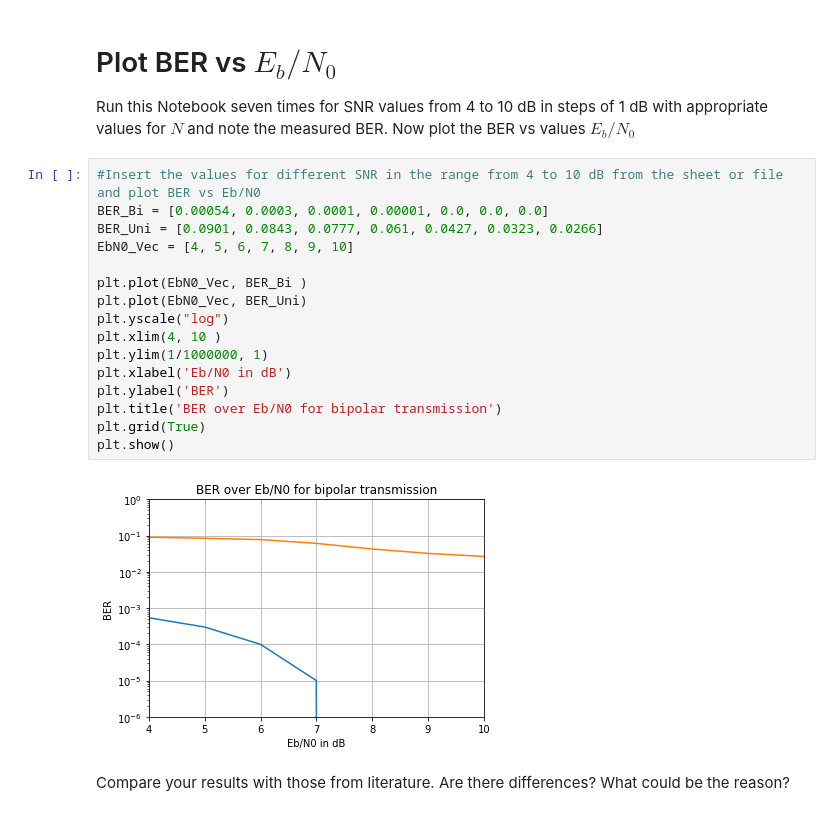
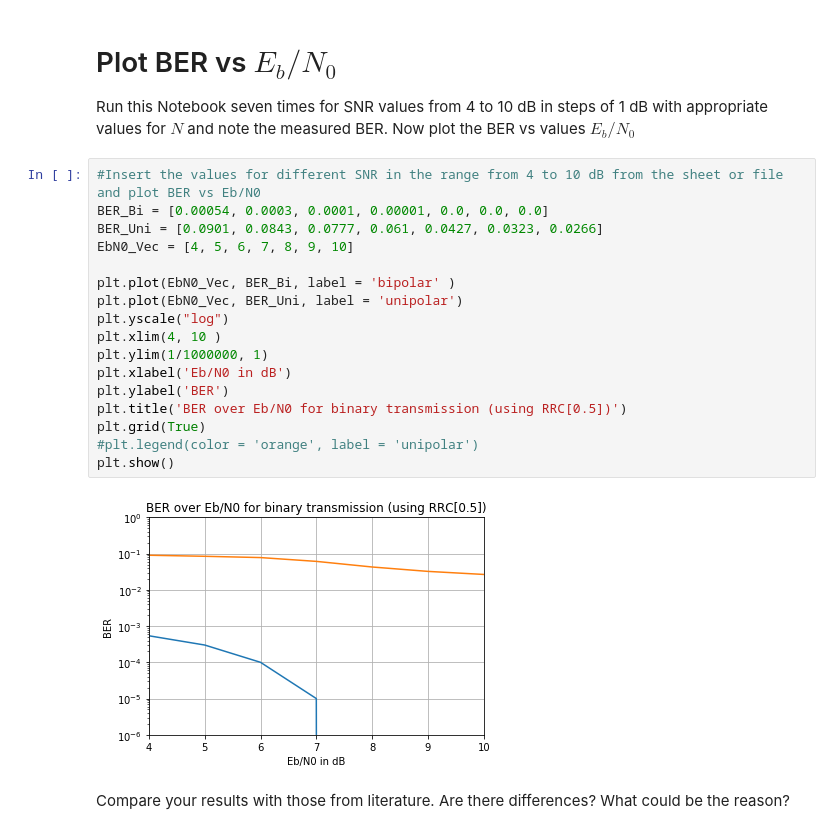
Before and after one commit to alexm-imag/dclab2, a Jupyter notebook: DC_Lab2.ipynb, the cells around one changed output. Cells and saved outputs as stored; diff of their text form.

Commit message:
improved BER plot

```diff
--- a/DC_Lab2.ipynb
+++ b/DC_Lab2.ipynb
@@ -293,21 +293,22 @@ Now plot the  BER vs values $E_b/N_0$
 # %%
 #Insert the values for different SNR in the range from 4 to 10 dB from the sheet or file and plot BER vs Eb/N0
 BER_Bi = [0.00054, 0.0003, 0.0001, 0.00001, 0.0, 0.0, 0.0]
 BER_Uni = [0.0901, 0.0843, 0.0777, 0.061, 0.0427, 0.0323, 0.0266]
 EbN0_Vec = [4, 5, 6, 7, 8, 9, 10]
 
-plt.plot(EbN0_Vec, BER_Bi )
-plt.plot(EbN0_Vec, BER_Uni)
+plt.plot(EbN0_Vec, BER_Bi, label = 'bipolar' )
+plt.plot(EbN0_Vec, BER_Uni, label = 'unipolar')
 plt.yscale("log")
 plt.xlim(4, 10 )
 plt.ylim(1/1000000, 1)
 plt.xlabel('Eb/N0 in dB')
 plt.ylabel('BER')
-plt.title('BER over Eb/N0 for bipolar transmission')
+plt.title('BER over Eb/N0 for binary transmission (using RRC[0.5])')
 plt.grid(True)
+#plt.legend(color = 'orange', label = 'unipolar')
 plt.show()
 # %% [output]
-[figure, old version]
+[figure, new version]
 # %% [markdown]
 Compare your results with those from literature. Are there differences? What could be the reason?
 # %% [markdown]
```
